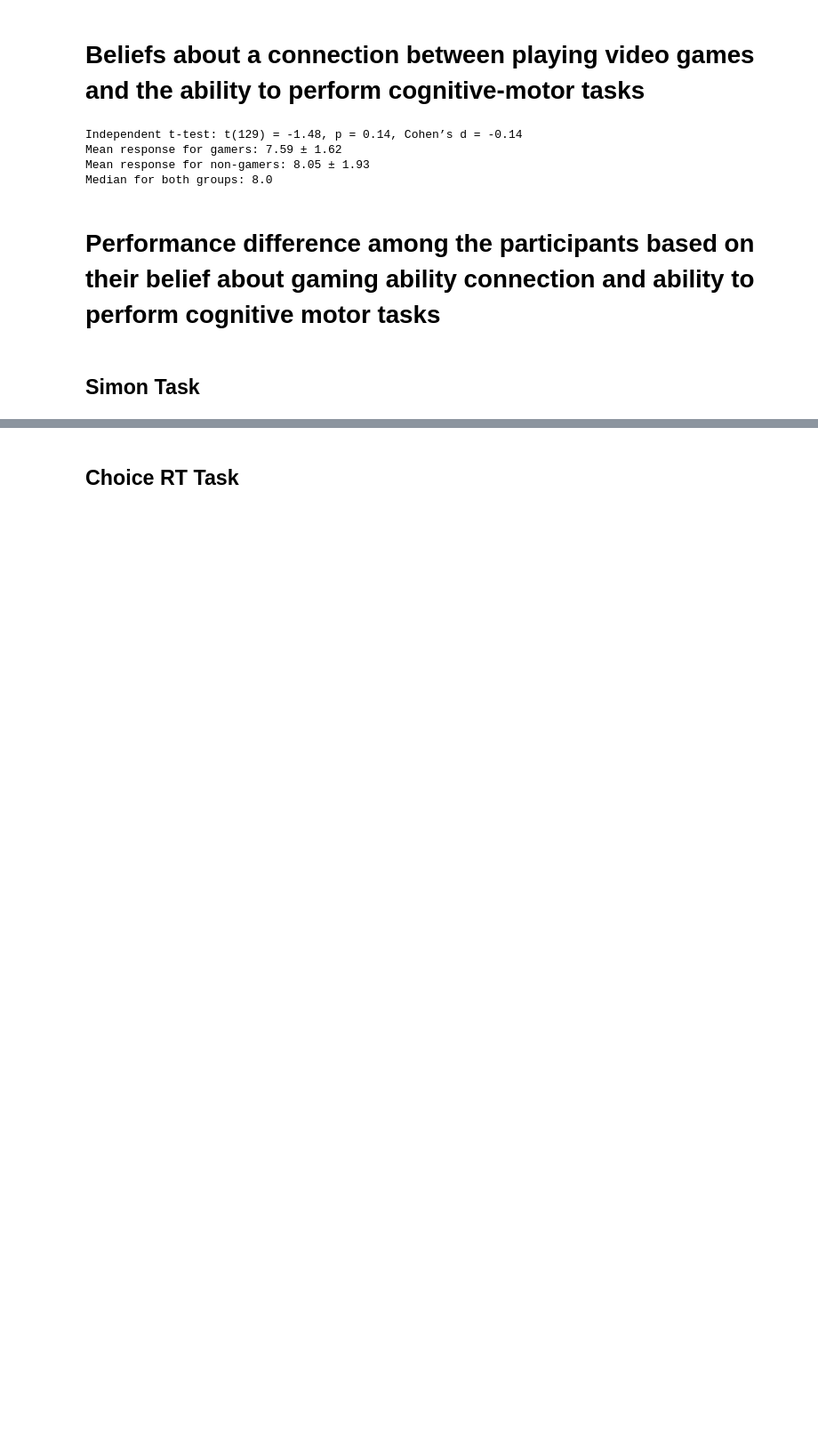
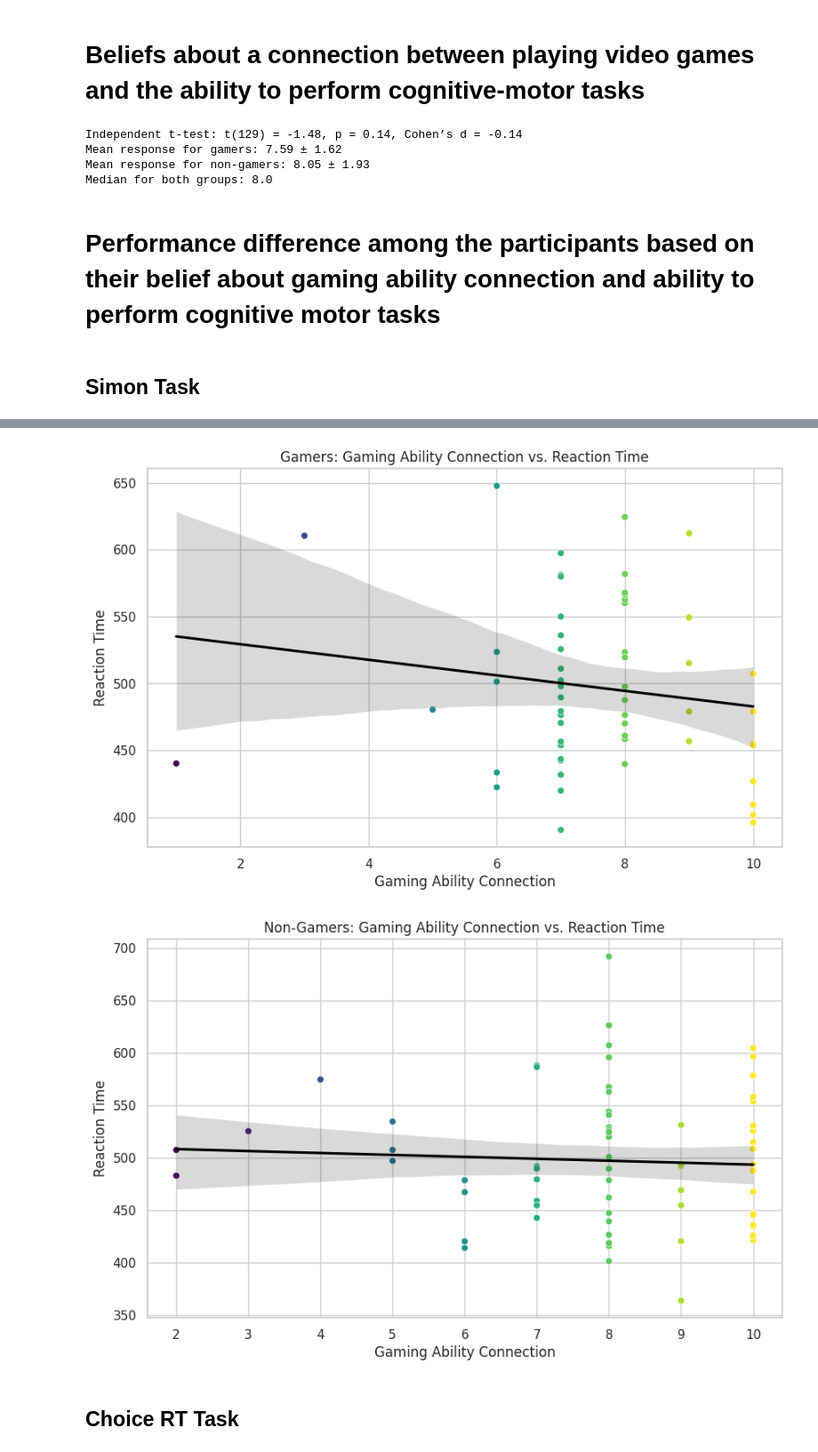
Before and after one commit to ROHIT32767/Reaction-time-and-working-memory-in-gamers-and-non-gamers, a Jupyter notebook: project.ipynb, the cells around one changed output, grey strips where cells are left out. Shown at 89% size. Cells and saved outputs as stored; diff of their text form; code cells hidden in the pictures; blank space fills up the shorter version.

```diff
--- a/project.ipynb
+++ b/project.ipynb
@@ -476,5 +494,31 @@ Non-Gamers - Pearson Correlation Coefficient: -0.05813240383080088
 P-value: 0.6251785235783828
 The correlation for non-gamers is not statistically significant.
+# %%
+plt.figure(figsize=(10, 6))
+sns.scatterplot(x=gamers_data, y=gamers_rt, hue=gamers_data, palette='viridis')
+sns.regplot(x=gamers_data, y=gamers_rt, scatter=False, color='black')
+plt.title("Gamers: Gaming Ability Connection vs. Reaction Time")
+plt.xlabel("Gaming Ability Connection")
+plt.ylabel("Reaction Time")
+# plt.legend(title="Gaming Ability Connection")
+plt.gca().legend().remove()
+plt.grid(True)
+plt.show()
+
+# Scatter plot for non-gamers
+plt.figure(figsize=(10, 6))
+sns.scatterplot(x=non_gamers_data, y=non_gamers_rt, hue=non_gamers_data, palette='viridis')
+sns.regplot(x=non_gamers_data, y=non_gamers_rt, scatter=False, color='black')
+plt.title("Non-Gamers: Gaming Ability Connection vs. Reaction Time")
+plt.xlabel("Gaming Ability Connection")
+plt.ylabel("Reaction Time")
+# plt.legend(title="Gaming Ability Connection")
+plt.gca().legend().remove()
+plt.grid(True)
+plt.show()
+# %% [output]
+[figure, added]
+[figure, added]
 # %% [markdown]
 ## Choice RT Task
 # %%
```
Also changed, not shown: parts of 28 cells of this notebook, 3 other files.
